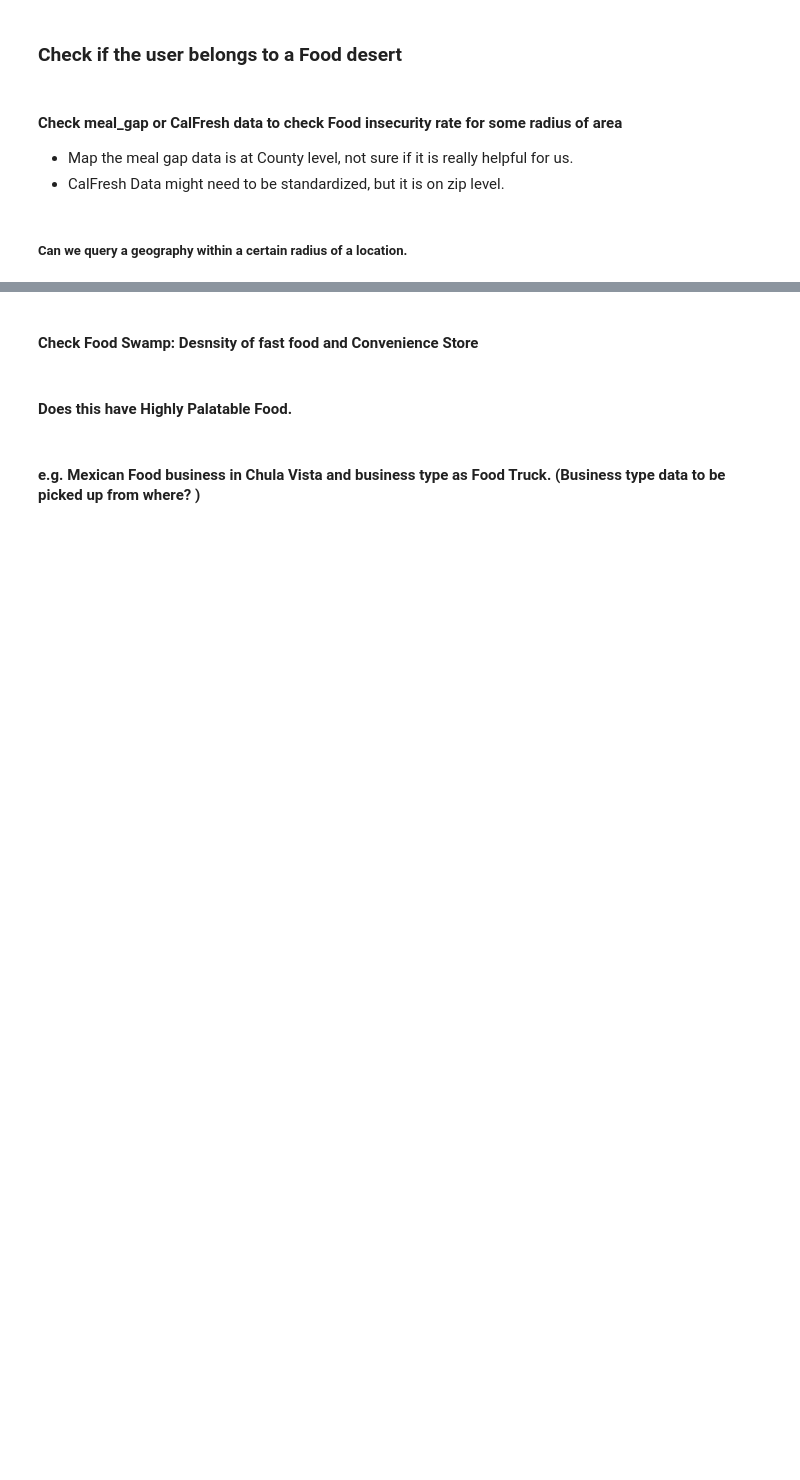
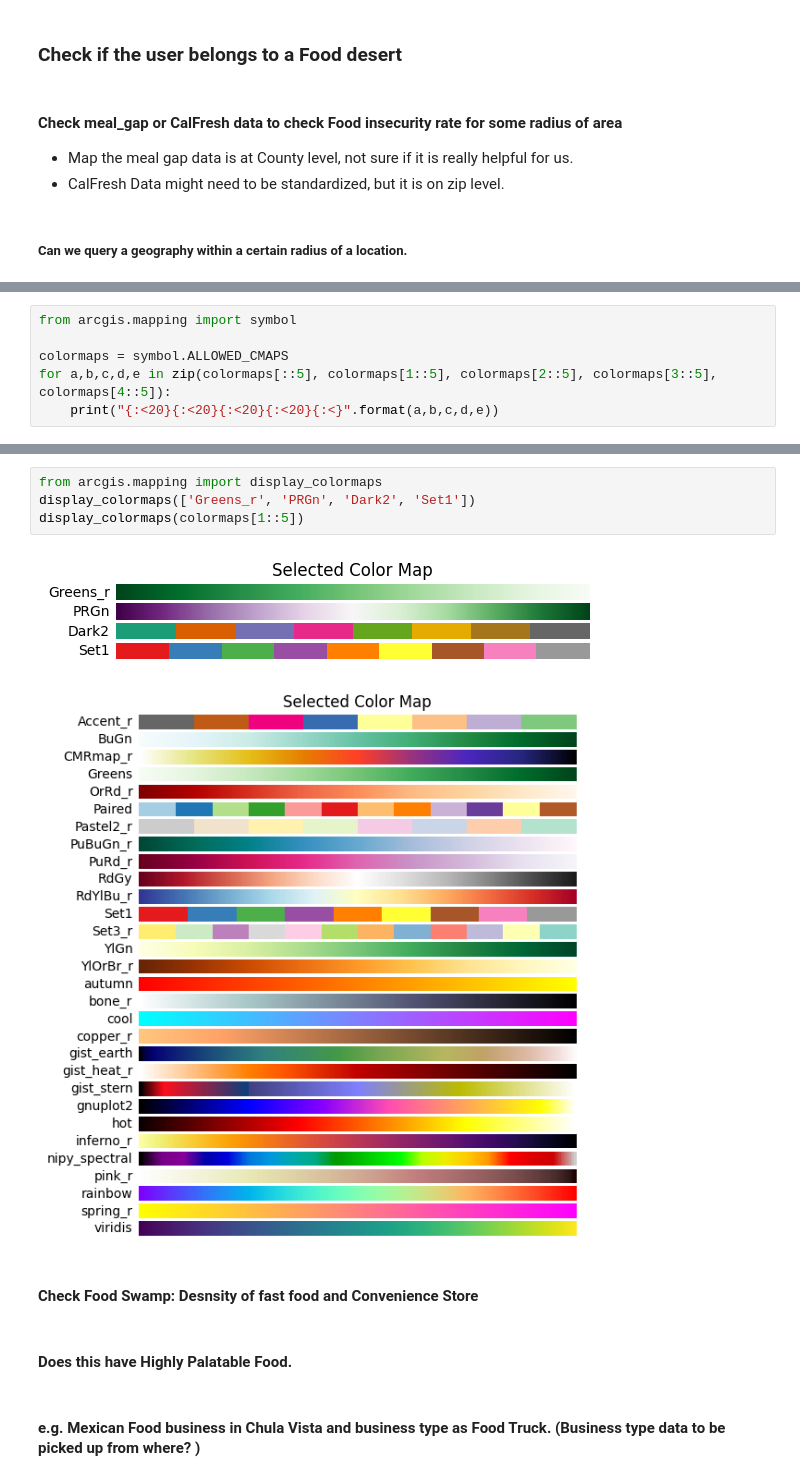
Before and after one commit to amoltkale/ai_chatbot_food_knowledge_graph, a Jupyter notebook: arc_gis/location_questions_answers/question_strategy.ipynb, the cells around one changed output, grey strips where cells are left out. Saved outputs shown, nothing was run; the diff lists cells and outputs as text; blank space fills up the shorter version.

```diff
--- a/arc_gis/location_questions_answers/question_strategy.ipynb
+++ b/arc_gis/location_questions_answers/question_strategy.ipynb
@@ -23,0 +150,6 @@ from utils import get_config
+# %%
+from arcgis.mapping import symbol
+
+colormaps = symbol.ALLOWED_CMAPS
+for a,b,c,d,e in zip(colormaps[::5], colormaps[1::5], colormaps[2::5], colormaps[3::5], colormaps[4::5]):
+    print("{:<20}{:<20}{:<20}{:<20}{:<}".format(a,b,c,d,e))
@@ -24,3 +174,10 @@ from utils import get_config
+# %%
+from arcgis.mapping import display_colormaps
+display_colormaps(['Greens_r', 'PRGn', 'Dark2', 'Set1'])
+display_colormaps(colormaps[1::5])
+# %% [output]
+[figure, added]
+[figure, added]
 # %% [markdown]
 #### Check Food Swamp: Desnsity of fast food and Convenience Store
 # %% [markdown]
```
Also changed, not shown: parts of 19 cells of this notebook, 1 other file.
